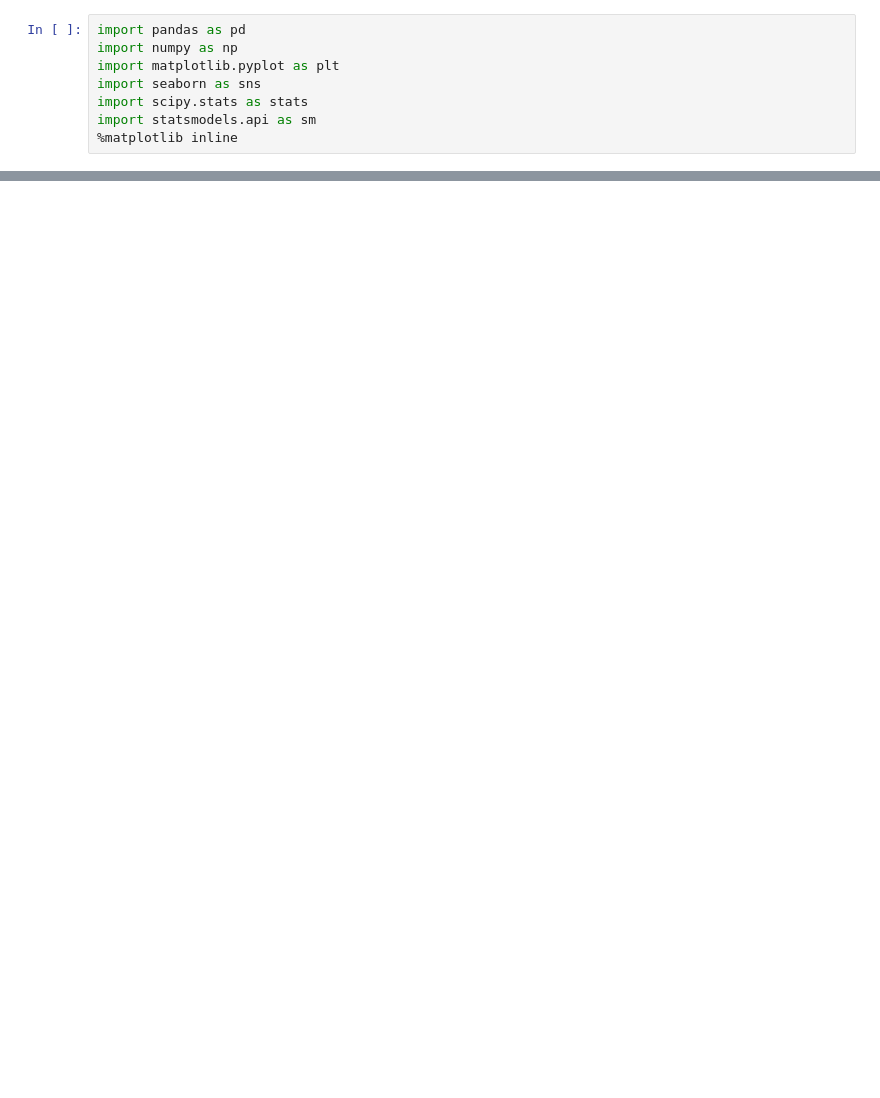
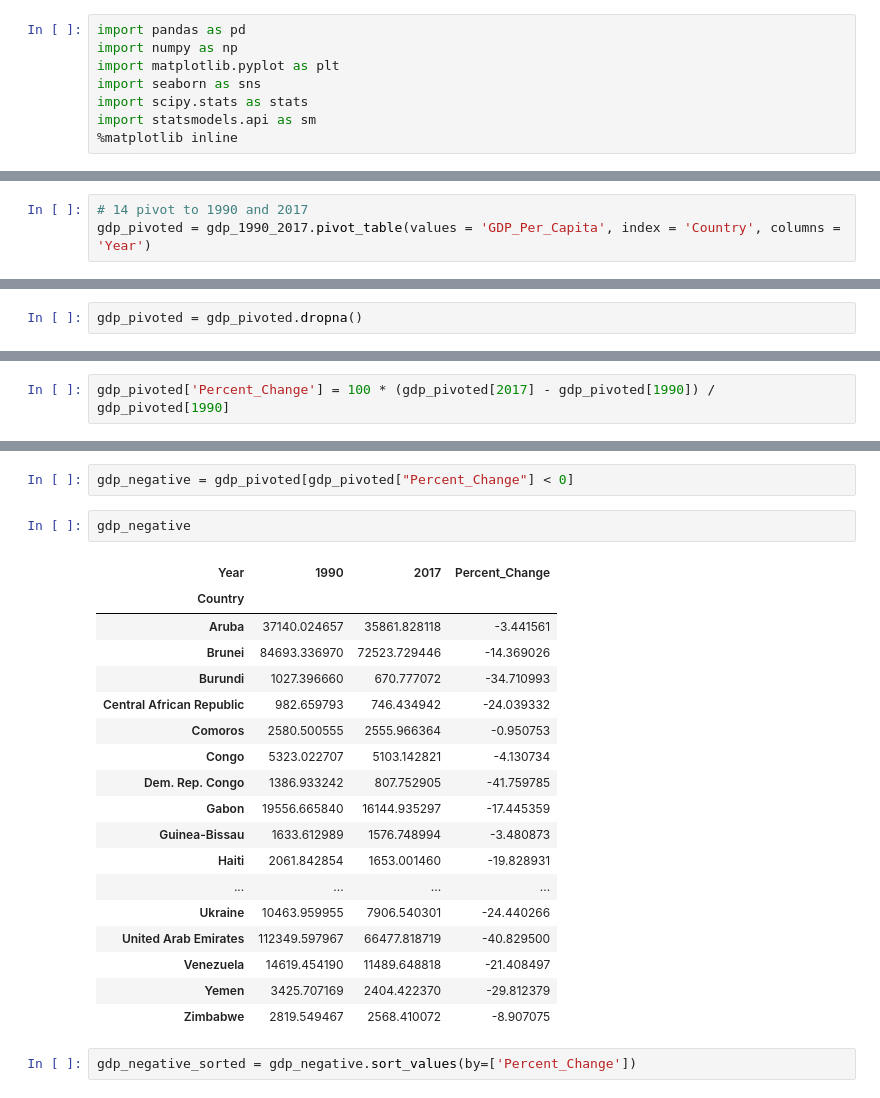
Before and after one commit to nss-data-science-cohort-4/dq1-undata-dailyp, a Jupyter notebook: notebooks/UN_data_exploration.ipynb, the cells around one changed output, grey strips where cells are left out. Cells and saved outputs as stored; diff of their text form; blank space fills up the shorter version.

```diff
--- a/notebooks/UN_data_exploration.ipynb
+++ b/notebooks/UN_data_exploration.ipynb
@@ -19,0 +216,3 @@ gdp_df.head()
+# %%
+# 14 pivot to 1990 and 2017
+gdp_pivoted = gdp_1990_2017.pivot_table(values = 'GDP_Per_Capita', index = 'Country', columns = 'Year')
@@ -19,0 +236,2 @@ gdp_df.head()
+# %%
+gdp_pivoted = gdp_pivoted.dropna()
@@ -19,0 +281,2 @@ gdp_df.head()
+# %%
+gdp_pivoted['Percent_Change'] = 100 * (gdp_pivoted[2017] - gdp_pivoted[1990]) / gdp_pivoted[1990]
@@ -19,0 +323,25 @@ gdp_df.head()
+# %%
+gdp_negative = gdp_pivoted[gdp_pivoted["Percent_Change"] < 0]
+# %%
+gdp_negative
+# %% [output]
+| Year | 1990 | 2017 | Percent_Change |
+| Country |  |  |  |
+| Aruba | 37140.024657 | 35861.828118 | -3.441561 |
+| Brunei | 84693.336970 | 72523.729446 | -14.369026 |
+| Burundi | 1027.396660 | 670.777072 | -34.710993 |
+| Central African Republic | 982.659793 | 746.434942 | -24.039332 |
+| Comoros | 2580.500555 | 2555.966364 | -0.950753 |
+| Congo | 5323.022707 | 5103.142821 | -4.130734 |
+| Dem. Rep. Congo | 1386.933242 | 807.752905 | -41.759785 |
+| Gabon | 19556.665840 | 16144.935297 | -17.445359 |
+| Guinea-Bissau | 1633.612989 | 1576.748994 | -3.480873 |
+| Haiti | 2061.842854 | 1653.001460 | -19.828931 |
+| ... | ... | ... | ... |
+| Ukraine | 10463.959955 | 7906.540301 | -24.440266 |
+| United Arab Emirates | 112349.597967 | 66477.818719 | -40.829500 |
+| Venezuela | 14619.454190 | 11489.648818 | -21.408497 |
+| Yemen | 3425.707169 | 2404.422370 | -29.812379 |
+| Zimbabwe | 2819.549467 | 2568.410072 | -8.907075 |
+# %%
+gdp_negative_sorted = gdp_negative.sort_values(by=['Percent_Change'])
```
Also changed, not shown: parts of 38 cells of this notebook.
